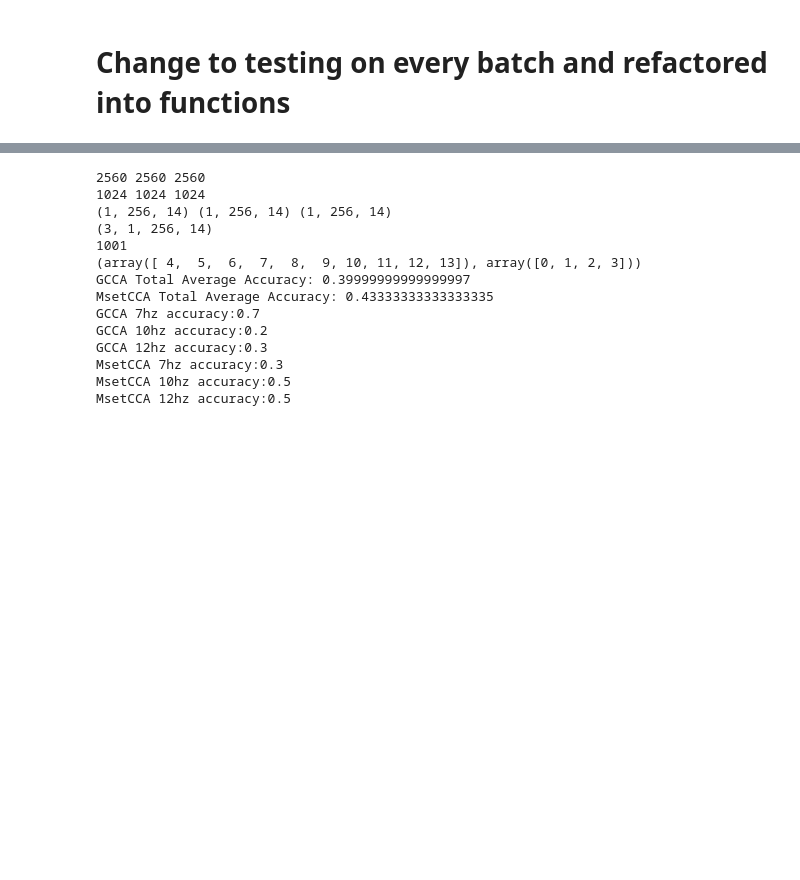
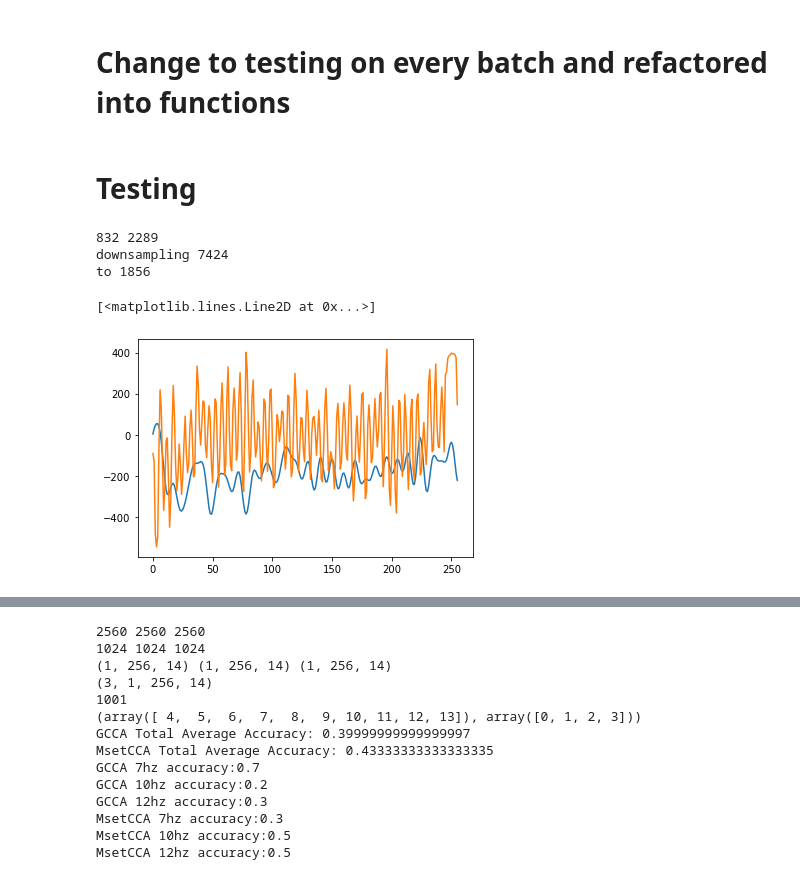
Before and after one commit to yagami009/ding, a Jupyter notebook: Testing.ipynb, the cells around one changed output, grey strips where cells are left out. Saved outputs shown, nothing was run; the diff lists cells and outputs as text; code cells hidden in the pictures; blank space fills up the shorter version.

```diff
--- a/Testing.ipynb
+++ b/Testing.ipynb
@@ -849,16 +849,20 @@ def sos_filter_256(values):
     return signal.sosfilt(SOS_SSVEP_BANDPASS_256HZ, values)
 
 def process_data(data, no_samples, no_train, remove_DC=True, apply_filter=False, ds_rate=1, downsample=False):
-    if downsample:
-        print("downsampling",len(data))
-        data = average_every_n(data, ds_rate)
-        print("to",len(data))
+
     data = data[:int(len(data)/no_samples)*no_samples]
 
     if remove_DC:
         data = data - sum(data)/len(data)
         if apply_filter:
-            data = sos_filter_256(data)
+            data = sos_filter_256(data)[no_samples:]
+            plt.plot(data[:256])
+
+    if downsample:
+        print("downsampling",len(data))
+        data = average_every_n(data, ds_rate)
+        print("to",len(data))
+        data = data[:int(len(data)/no_samples)*no_samples]
 
     data_reshape = data.reshape(int(len(data)/no_samples),no_samples)
     data = data_reshape.T.reshape(1,no_samples,int(len(data)/no_samples))
@@ -926,3 +930,32 @@ def test_gcca_mset(data, data_idxs, freqs, fs, no_samples, number_runs=10):
     for key, value in mset_freq_acc.items():
         flattened = flatten(value)
         print("MsetCCA {frequency}hz accuracy:{result}".format(frequency=key, result=flattened.count(key)/len(flattened)))
+# %% [markdown]
+# Testing
+# %%
+ds = 4 #downsample averaging size
+if ds > 1:
+    downsample=True
+else:
+    downsample=False
+freqs = [7,10,12]
+fs_synth = 256
+fs = int(fs_synth/ds)
+over_n_seconds = 4
+number_of_samples = fs*over_n_seconds
+number_of_train = 4
+removeDC = True
+applyFilter = True
+synth_power = 0
+synth_noise = 0
+
+data_file_7 = load_array_data(r"C:\Users\RISHI\Desktop\FYP\EEG-decoding\eeg_lib\log\Proper_Gain_255\7hz_2.txt")
+print(min(data_file_7),max(data_file_7))
+values_7 = prepare_data(data_file_7, 7, fs, fs_synth, number_of_samples, number_of_train, remove_DC=removeDC, apply_filter=applyFilter, downsample=downsample, ds_avg=ds, synth_power=synth_power, noise_power=synth_noise)
+plt.plot(np.array(data_file_7[:256]) - np.mean(np.array(data_file_7[:256])))
+# %% [output]
+832 2289
+downsampling 7424
+to 1856
+[<matplotlib.lines.Line2D at 0x...>]
+[figure, added]
```
Also changed, not shown: parts of 5 cells of this notebook, 2 other files.
